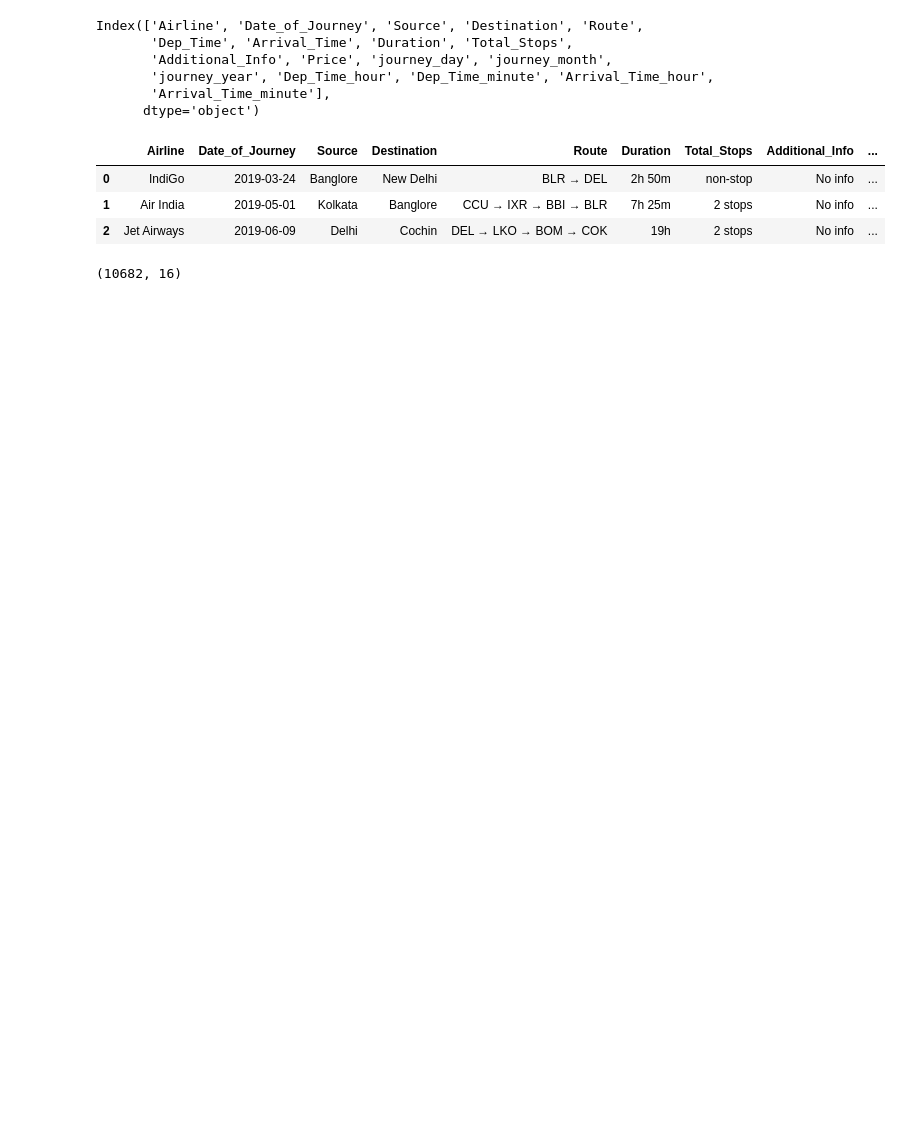
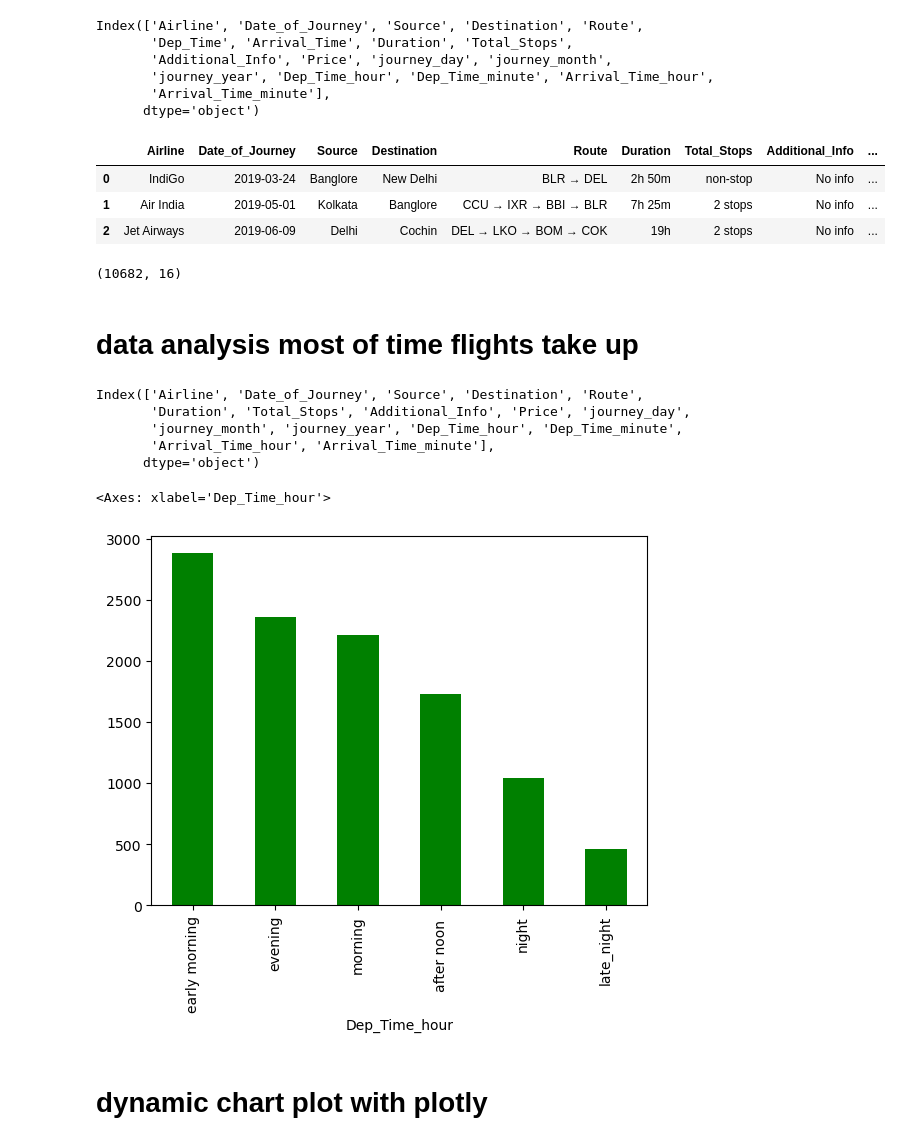
Before and after one commit to tamilgovind2025/mytraining, a Jupyter notebook: ch09_datascience_projects/ch01_flight_fare_detection_01/ch01_flight_fare_detection_code_01.ipynb, the cells around one changed output. Cells and saved outputs as stored; diff of their text form; code cells hidden in the pictures; blank space fills up the shorter version.

Commit message:
flight analysis part2 completed

```diff
--- a/ch09_datascience_projects/ch01_flight_fare_detection_01/ch01_flight_fare_detection_code_01.ipynb
+++ b/ch09_datascience_projects/ch01_flight_fare_detection_01/ch01_flight_fare_detection_code_01.ipynb
@@ -248,3 +248,36 @@ data.head(3)
 data.shape
 # %% [output]
 (10682, 16)
+# %% [markdown]
+# data analysis most of time flights take up
+# %%
+data.columns
+# %% [output]
+Index(['Airline', 'Date_of_Journey', 'Source', 'Destination', 'Route',
+       'Duration', 'Total_Stops', 'Additional_Info', 'Price', 'journey_day',
+       'journey_month', 'journey_year', 'Dep_Time_hour', 'Dep_Time_minute',
+       'Arrival_Time_hour', 'Arrival_Time_minute'],
+      dtype='object')
+# %%
+#craete a fun to find that
+
+def flight_departure_time(x):
+    if (x>4) and (x<=8):
+        return "early morning"
+    elif (x>8) and (x<=12):
+        return "morning"
+    elif (x>12) and (x<=16):
+        return "after noon "
+    elif (x>16) and (x<=20):
+        return "evening"
+    elif (x>20) and (x<=24):
+        return "night"
+    else:
+        return "late_night"
+# %%
+data["Dep_Time_hour"].apply(flight_departure_time).value_counts().plot(kind="bar",color="g")
+# %% [output]
+<Axes: xlabel='Dep_Time_hour'>
+[figure, added]
+# %% [markdown]
+# dynamic chart plot with plotly
```
Also changed, not shown: parts of 29 cells of this notebook.
